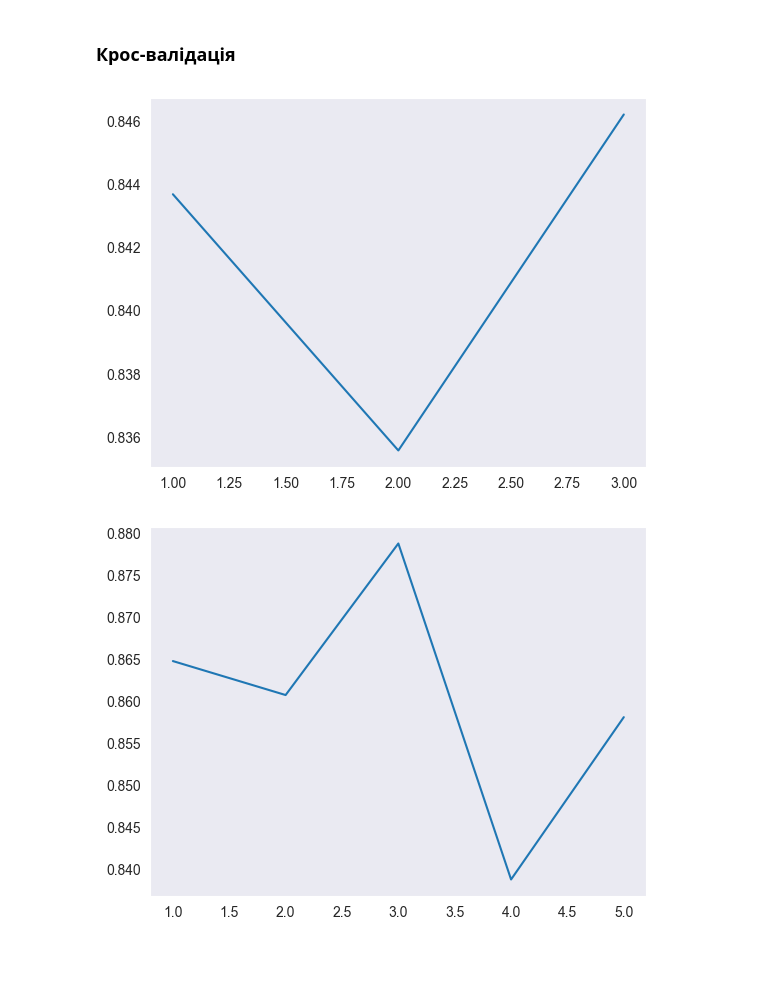
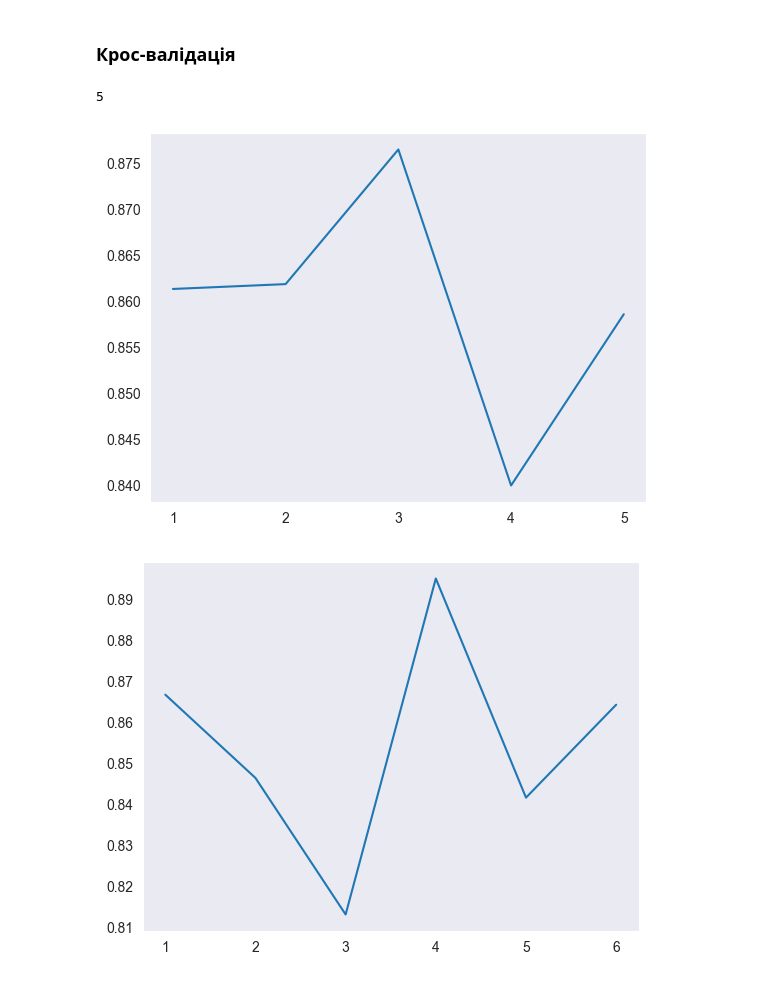
Before and after one commit to vishomirsky/step_project, a Jupyter notebook: step_project.ipynb, the cells around one changed output. Drawn from its saved outputs; the diff is of its cells as text; code cells hidden in the pictures.

```diff
--- a/step_project.ipynb
+++ b/step_project.ipynb
@@ -1263,8 +1284,8 @@ df_ikea_norm
 # Виокремлюємо фічі та таргет
 
 
-# Набір даних з усіма фічами
-X1 = df_ikea_norm[['name', 'sellable_online', 'other_colors', 'depth', 'height', 'width', 'product', 'designer_normalized', 'volume']]
+# Набір даних з виключенням фіч depth, height та width, оскільки фіча volume є похідною від довжини, ширини та висоти
+X1 = df_ikea_norm[['name', 'sellable_online', 'other_colors', 'product', 'designer_normalized', 'volume']]
 # Набір даних з виключенням фічі volume, оскільки ця фіча є похідною від довжини, ширини та висоти
 X2 = df_ikea_norm[['name', 'sellable_online', 'other_colors', 'depth', 'height', 'width', 'product', 'designer_normalized']]
 # Набір даних з виключенням фіч sellable_online, depth та height, оскільки фічі depth та height мають багато пропусків та слабку кореляцію, а sellable_online репрезентує менш як 1% набору даних
@@ -1520,33 +1497,48 @@ model_pipeline = Pipeline(steps=[
     ('classifier', RandomForestRegressor(max_depth=100, max_features='sqrt', n_estimators=500, n_jobs=-1)),
 ])
 
-cv_3 = KFold(n_splits= 3, shuffle= True, random_state= 42)
 cv_5 = KFold(n_splits= 5, shuffle= True, random_state= 42)
+cv_6 = KFold(n_splits= 6, shuffle= True, random_state= 42)
 cv_7 = KFold(n_splits= 7, shuffle= True, random_state= 42)
+cv_8 = KFold(n_splits= 8, shuffle= True, random_state= 42)
 cv_9 = KFold(n_splits= 9, shuffle= True, random_state= 42)
 
-score_3 = cross_val_score(model_pipeline, X2, y, scoring= 'r2', cv = cv_3)
 score_5 = cross_val_score(model_pipeline, X2, y, scoring= 'r2', cv = cv_5)
+score_6 = cross_val_score(model_pipeline, X2, y, scoring= 'r2', cv = cv_6)
 score_7 = cross_val_score(model_pipeline, X2, y, scoring= 'r2', cv = cv_7)
+score_8 = cross_val_score(model_pipeline, X2, y, scoring= 'r2', cv = cv_8)
 score_9 = cross_val_score(model_pipeline, X2, y, scoring= 'r2', cv = cv_9)
+# %%
+len(score_5)
+# %% [output]
+5
 # %%
 # Візуалізуємо отримані дані
 
-plt.plot(range(1, len(score_3) + 1), score_3);
+plt.plot(range(1, len(score_5) + 1), score_5);
+plt.xticks(range(1, len(score_5) + 1))
 plt.grid()
 plt.show()
 
-plt.plot(range(1, len(score_5) + 1), score_5);
+plt.plot(range(1, len(score_6) + 1), score_6);
+plt.xticks(range(1, len(score_6) + 1))
 plt.grid()
 plt.show()
 
 plt.plot(range(1, len(score_7) + 1), score_7);
+plt.xticks(range(1, len(score_7) + 1))
+plt.grid()
+plt.show()
+
+plt.plot(range(1, len(score_8) + 1), score_8);
+plt.xticks(range(1, len(score_8) + 1))
 plt.grid()
 plt.show()
 
 plt.plot(range(1, len(score_9) + 1), score_9);
+plt.xticks(range(1, len(score_9) + 1))
 plt.grid()
 plt.show()
 # %% [output]
-[figure, old version]
+[figure, new version]
-[figure, old version]
+[figure, new version]
```
Also changed, not shown: parts of 12 cells of this notebook.
